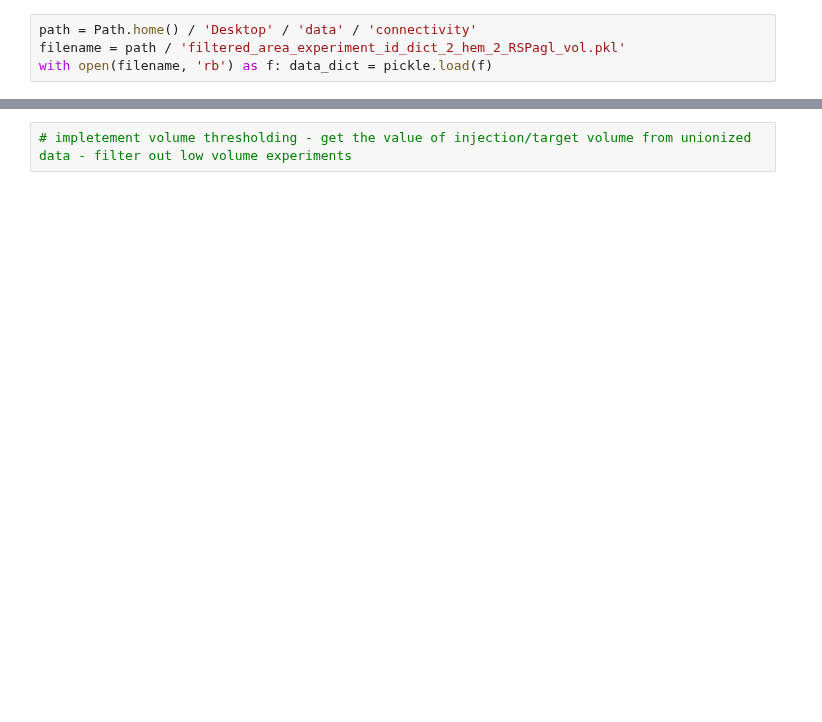
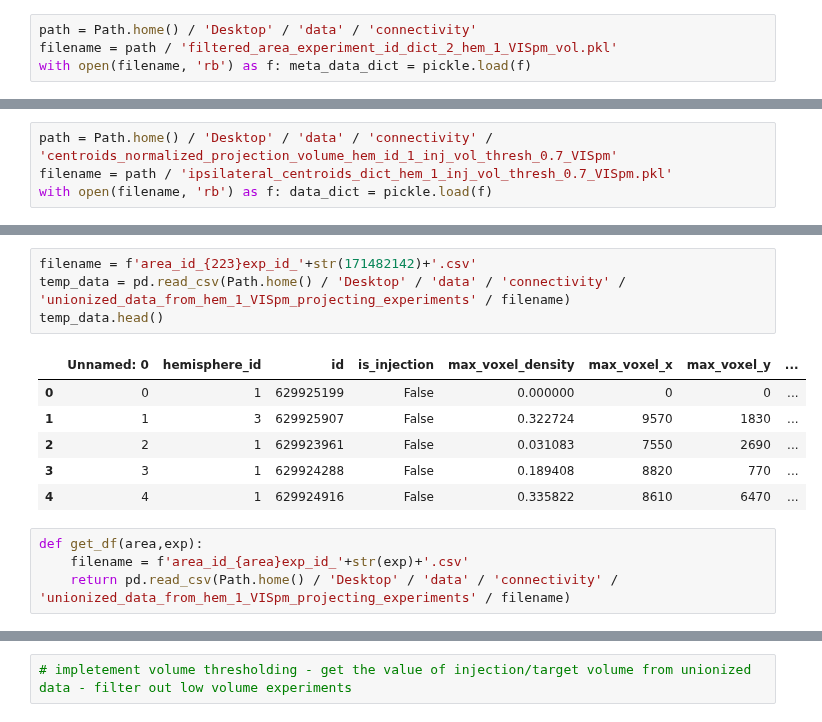
Before and after one commit to ikharitonov/allen-data-mining, a Jupyter notebook: connectivity/curation.ipynb, the cells around one changed output, grey strips where cells are left out. Cells and saved outputs as stored; diff of their text form; blank space fills up the shorter version.

```diff
--- a/connectivity/curation.ipynb
+++ b/connectivity/curation.ipynb
@@ -27,4 +27,4 @@ target_area_id = query_structure_by_acronym(target_area_name)['id']
 # %%
 path = Path.home() / 'Desktop' / 'data' / 'connectivity'
-filename = path / 'filtered_area_experiment_id_dict_2_hem_2_RSPagl_vol.pkl'
-with open(filename, 'rb') as f: data_dict = pickle.load(f)
+filename = path / 'filtered_area_experiment_id_dict_2_hem_1_VISpm_vol.pkl'
+with open(filename, 'rb') as f: meta_data_dict = pickle.load(f)
@@ -73,0 +35,4 @@ IndexError: too many indices for array: array is 1-dimensional, but 2 were index
+# %%
+path = Path.home() / 'Desktop' / 'data' / 'connectivity' / 'centroids_normalized_projection_volume_hem_id_1_inj_vol_thresh_0.7_VISpm'
+filename = path / 'ipsilateral_centroids_dict_hem_1_inj_vol_thresh_0.7_VISpm.pkl'
+with open(filename, 'rb') as f: data_dict = pickle.load(f)
@@ -73,0 +62,15 @@ IndexError: too many indices for array: array is 1-dimensional, but 2 were index
+# %%
+filename = f'area_id_{223}exp_id_'+str(171482142)+'.csv'
+temp_data = pd.read_csv(Path.home() / 'Desktop' / 'data' / 'connectivity' / 'unionized_data_from_hem_1_VISpm_projecting_experiments' / filename)
+temp_data.head()
+# %% [output]
+|  | Unnamed: 0 | hemisphere_id | id | is_injection | max_voxel_density | max_voxel_x | max_voxel_y | ... |
+| 0 | 0 | 1 | 629925199 | False | 0.000000 | 0 | 0 | ... |
+| 1 | 1 | 3 | 629925907 | False | 0.322724 | 9570 | 1830 | ... |
+| 2 | 2 | 1 | 629923961 | False | 0.031083 | 7550 | 2690 | ... |
+| 3 | 3 | 1 | 629924288 | False | 0.189408 | 8820 | 770 | ... |
+| 4 | 4 | 1 | 629924916 | False | 0.335822 | 8610 | 6470 | ... |
+# %%
+def get_df(area,exp):
+    filename = f'area_id_{area}exp_id_'+str(exp)+'.csv'
+    return pd.read_csv(Path.home() / 'Desktop' / 'data' / 'connectivity' / 'unionized_data_from_hem_1_VISpm_projecting_experiments' / filename)
```
Also changed, not shown: parts of 21 cells of this notebook, 2 other files.
